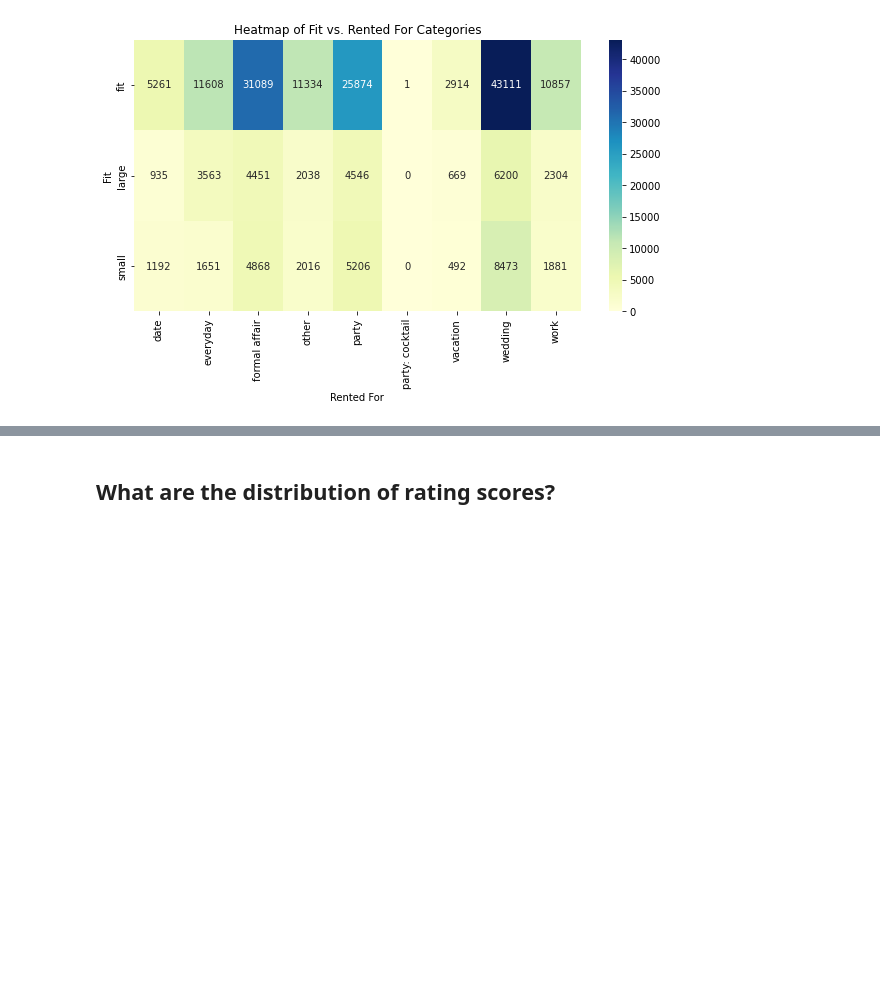
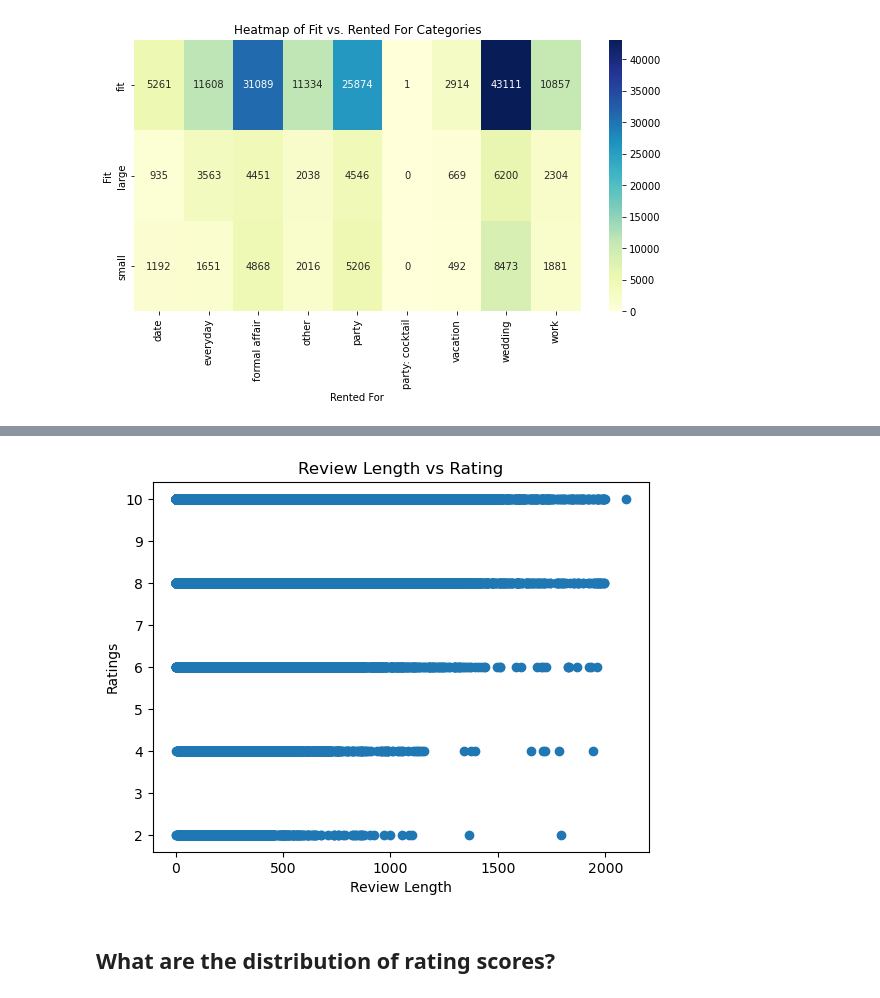
Before and after one commit to CSE-158-As2/Assignment-2, a Jupyter notebook: assignment2.ipynb, the cells around one changed output, grey strips where cells are left out. Drawn from its saved outputs; the diff is of its cells as text; code cells hidden in the pictures; blank space fills up the shorter version.

```diff
--- a/assignment2.ipynb
+++ b/assignment2.ipynb
@@ -137,3 +156,20 @@ ax.figure.show()
+# %%
+clean_dataset = []
+for d in dataset:
+    if 'rating' in d and 'review_text' in d and str(d['rating']).isdigit():
+        clean_dataset.append(d)
+# %%
+ratings = [int(d['rating']) for d in clean_dataset]
+reviewLen = [len(d['review_text']) for d in clean_dataset]
+# %%
+plt.scatter(reviewLen, ratings)
+plt.xlabel('Review Length')
+plt.ylabel('Ratings')
+plt.title('Review Length vs Rating')
+
+plt.show()
+# %% [output]
+[figure, added]
 # %% [markdown]
 ## What are the distribution of rating scores?
 # %%
```
Also changed, not shown: parts of 4 cells of this notebook.
